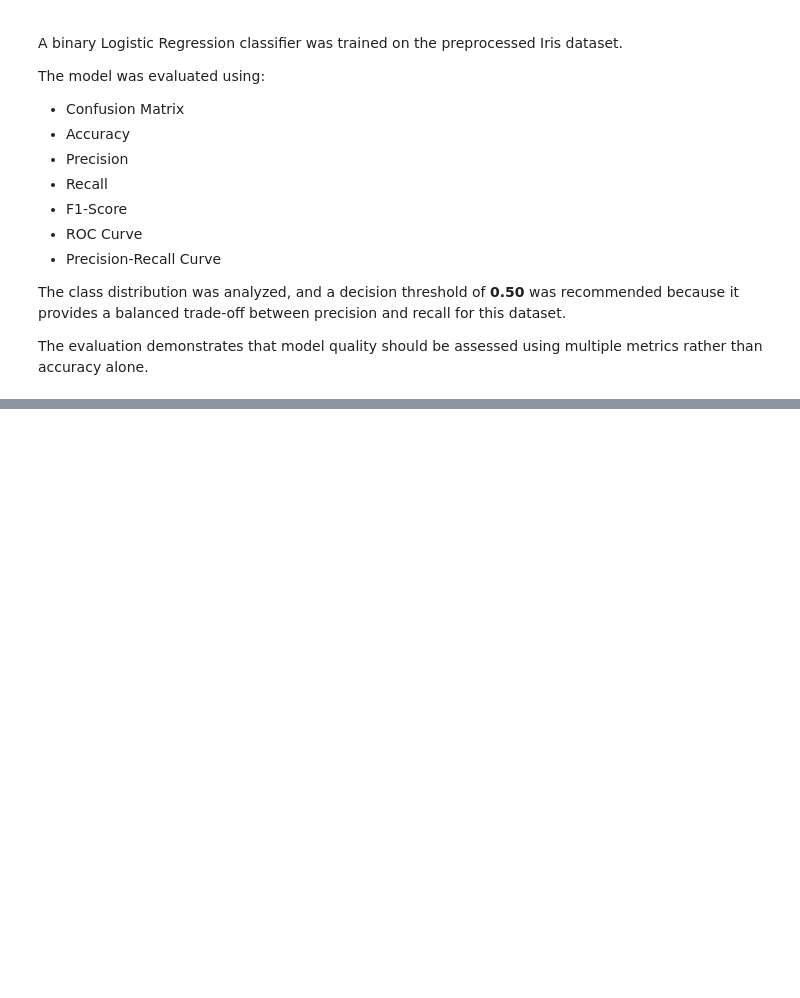
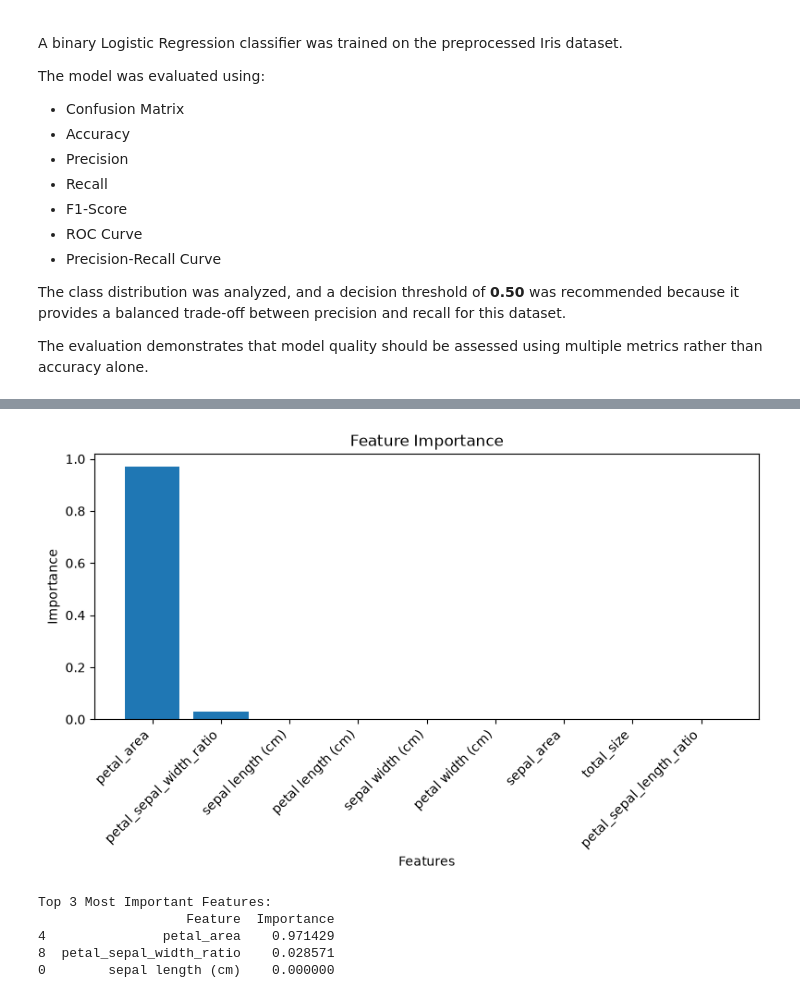
Before and after one commit to Kaushik0107/PlaceMux_Phase1, a Jupyter notebook: notebooks/starter.ipynb, the cells around one changed output, grey strips where cells are left out. Saved outputs shown, nothing was run; the diff lists cells and outputs as text; code cells hidden in the pictures; blank space fills up the shorter version.

```diff
--- a/notebooks/starter.ipynb
+++ b/notebooks/starter.ipynb
@@ -1343,0 +1556,7 @@ The evaluation demonstrates that model quality should be assessed using multiple
+# %%
+df["petal_sepal_width_ratio"] = (
+    df["petal width (cm)"] /
+    df["sepal width (cm)"]
+)
+
+print(df[["petal_sepal_width_ratio"]].head())
@@ -1343,0 +1677,14 @@ The evaluation demonstrates that model quality should be assessed using multiple
+# %%
+import pandas as pd
+
+importance_df = pd.DataFrame({
+    "Feature": feature_columns,
+    "Importance": feature_model.feature_importances_
+})
+
+importance_df = importance_df.sort_values(
+    by="Importance",
+    ascending=False
+)
+
+print(importance_df)
@@ -1343,0 +1702,31 @@ The evaluation demonstrates that model quality should be assessed using multiple
+# %%
+import matplotlib.pyplot as plt
+
+plt.figure(figsize=(8,5))
+
+plt.bar(
+    importance_df["Feature"],
+    importance_df["Importance"]
+)
+
+plt.xticks(rotation=45, ha="right")
+
+plt.xlabel("Features")
+plt.ylabel("Importance")
+plt.title("Feature Importance")
+
+plt.tight_layout()
+
+plt.show()
+# %% [output]
+[figure, added]
+# %%
+print("Top 3 Most Important Features:")
+
+print(importance_df.head(3))
+# %% [output]
+Top 3 Most Important Features:
+                   Feature  Importance
+4               petal_area    0.971429
+8  petal_sepal_width_ratio    0.028571
+0        sepal length (cm)    0.000000
```
Also changed, not shown: parts of 43 cells of this notebook, 1 other file.
